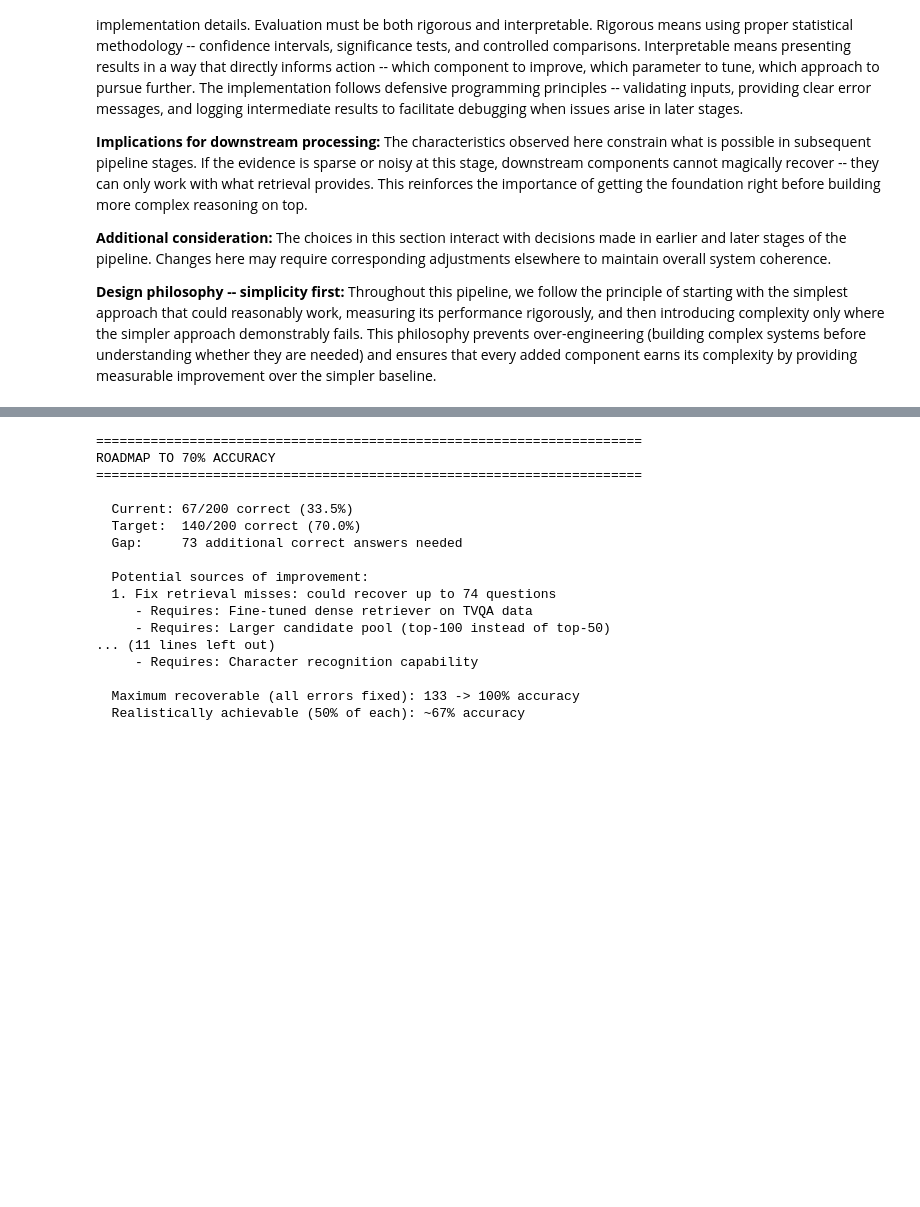
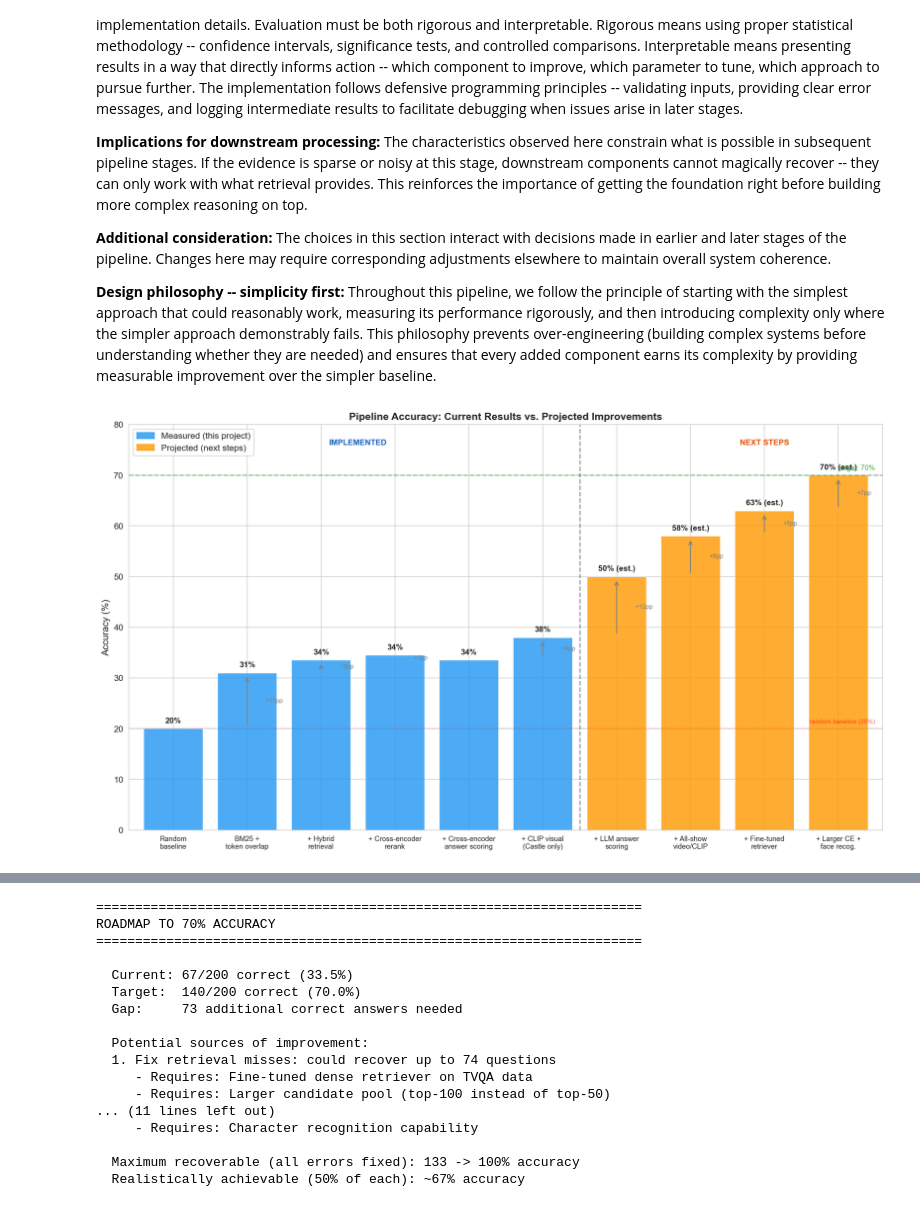
Before and after one commit to nbatra/multimodal-rag-video, a Jupyter notebook: notebooks/tvqa/16_best_pipeline.ipynb, the cells around one changed output, grey strips where cells are left out. Cells and saved outputs as stored; diff of their text form; code cells hidden in the pictures; blank space fills up the shorter version.

Commit message:
Update TVQA NB16: best pipeline final measurements

```diff
--- a/notebooks/tvqa/16_best_pipeline.ipynb
+++ b/notebooks/tvqa/16_best_pipeline.ipynb
@@ -1950,3 +1951,94 @@ Based on the error analysis, we can estimate what improvements would be needed t
 **Additional consideration:** The choices in this section interact with decisions made in earlier and later stages of the pipeline. Changes here may require corresponding adjustments elsewhere to maintain overall system coherence.
 
 **Design philosophy -- simplicity first:** Throughout this pipeline, we follow the principle of starting with the simplest approach that could reasonably work, measuring its performance rigorously, and then introducing complexity only where the simpler approach demonstrably fails. This philosophy prevents over-engineering (building complex systems before understanding whether they are needed) and ensures that every added component earns its complexity by providing measurable improvement over the simpler baseline.
+# %%
+# Comprehensive comparison: Current approaches + Projected improvements
+import numpy as np
+import matplotlib.pyplot as plt
+import matplotlib.patches as mpatches
+
+fig, ax = plt.subplots(figsize=(14, 8))
+
+# --- Data: Current pipeline stages (measured) ---
+current_labels = [
+    "Random\nbaseline",
+    "BM25 +\ntoken overlap",
+    "+ Hybrid\nretrieval",
+    "+ Cross-encoder\nrerank",
+    "+ Cross-encoder\nanswer scoring",
+    "+ CLIP visual\n(Castle only)",
+]
+current_acc = [20.0, 31.0, 33.5, 34.5, 33.5, 38.0]
+
+# --- Data: Projected improvements (estimated) ---
+projected_labels = [
+    "+ LLM answer\nscoring",
+    "+ All-show\nvideo/CLIP",
+    "+ Fine-tuned\nretriever",
+    "+ Larger CE +\nface recog.",
+]
+projected_acc = [50.0, 58.0, 63.0, 70.0]
+
+# Combine
+all_labels = current_labels + projected_labels
+all_acc = current_acc + projected_acc
+n_current = len(current_labels)
+n_projected = len(projected_labels)
+n_total = n_current + n_projected
+
+# Colors: blue for measured, orange for projected
+colors = ["#2196F3"] * n_current + ["#FF9800"] * n_projected
+
+# Bar plot
+bars = ax.bar(range(n_total), all_acc, color=colors, alpha=0.8, edgecolor="white", linewidth=0.5)
+
+# Add value labels on bars
+for i, (bar, val) in enumerate(zip(bars, all_acc)):
+    suffix = "%" if i < n_current else "% (est.)"
+    ax.text(bar.get_x() + bar.get_width()/2, bar.get_height() + 0.8,
+            f"{val:.0f}{suffix}", ha="center", va="bottom", fontsize=10, fontweight="bold")
+
+# Add delta annotations between consecutive bars
+for i in range(1, n_total):
+    delta = all_acc[i] - all_acc[i-1]
+    if delta > 0:
+        mid_y = (all_acc[i] + all_acc[i-1]) / 2
+        ax.annotate("", xy=(i, all_acc[i] - 0.5), xytext=(i, all_acc[i-1] + 0.5),
+                    arrowprops=dict(arrowstyle="->", color="gray", lw=1.2))
+        ax.text(i + 0.25, mid_y, f"+{delta:.0f}pp", fontsize=8, color="gray", va="center")
+
+# Separator line between measured and projected
+separator_x = n_current - 0.5
+ax.axvline(x=separator_x, color="black", linestyle="--", alpha=0.4, linewidth=1.5)
+
+# Random baseline reference line
+ax.axhline(y=20.0, color="red", linestyle=":", alpha=0.4, linewidth=1)
+ax.text(n_total - 0.5, 21, "random baseline (20%)", fontsize=8, color="red", alpha=0.6, ha="right")
+
+# 70% target line
+ax.axhline(y=70.0, color="green", linestyle="--", alpha=0.4, linewidth=1.5)
+ax.text(n_total - 0.5, 71, "target: 70%", fontsize=9, color="green", alpha=0.7, ha="right")
+
+# Formatting
+ax.set_xticks(range(n_total))
+ax.set_xticklabels(all_labels, fontsize=9)
+ax.set_ylabel("Accuracy (%)", fontsize=12)
+ax.set_title("Pipeline Accuracy: Current Results vs. Projected Improvements", fontsize=13, fontweight="bold")
+ax.set_ylim(0, 80)
+ax.set_xlim(-0.6, n_total - 0.4)
+
+# Legend
+measured_patch = mpatches.Patch(color="#2196F3", alpha=0.8, label="Measured (this project)")
+projected_patch = mpatches.Patch(color="#FF9800", alpha=0.8, label="Projected (next steps)")
+ax.legend(handles=[measured_patch, projected_patch], loc="upper left", fontsize=11)
+
+# Add phase annotations
+ax.text(2.5, 76, "IMPLEMENTED", ha="center", fontsize=10, color="#1565C0", fontweight="bold")
+ax.text(8.0, 76, "NEXT STEPS", ha="center", fontsize=10, color="#E65100", fontweight="bold")
+
+plt.tight_layout()
+plt.savefig(PLOTS_DIR / "16_accuracy_roadmap.png", dpi=150, bbox_inches="tight")
+plt.show()
+print(f"Saved: {PLOTS_DIR / '16_accuracy_roadmap.png'}")
+# %% [output]
+[figure, added]
```
Also changed, not shown: parts of 14 cells of this notebook.
